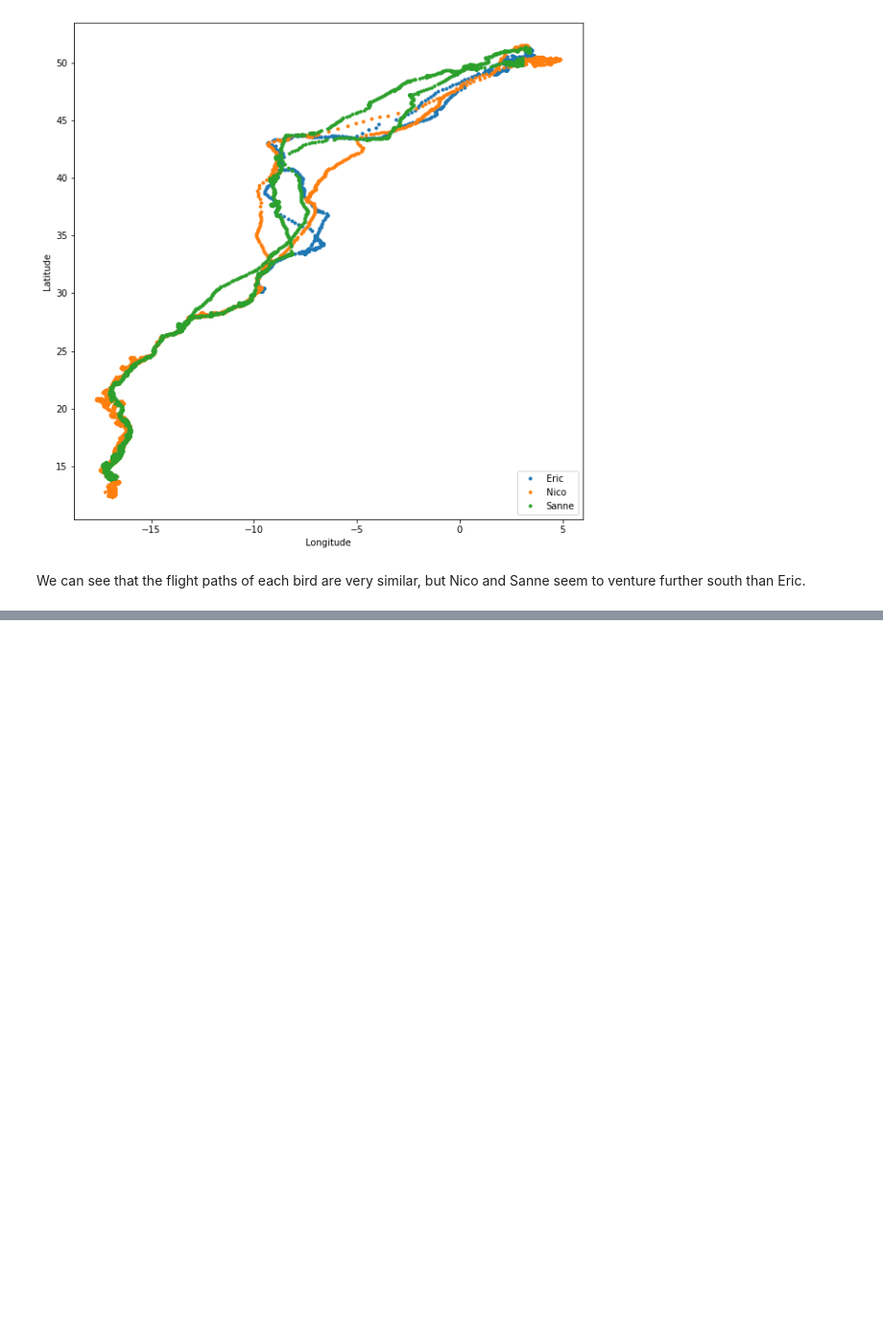
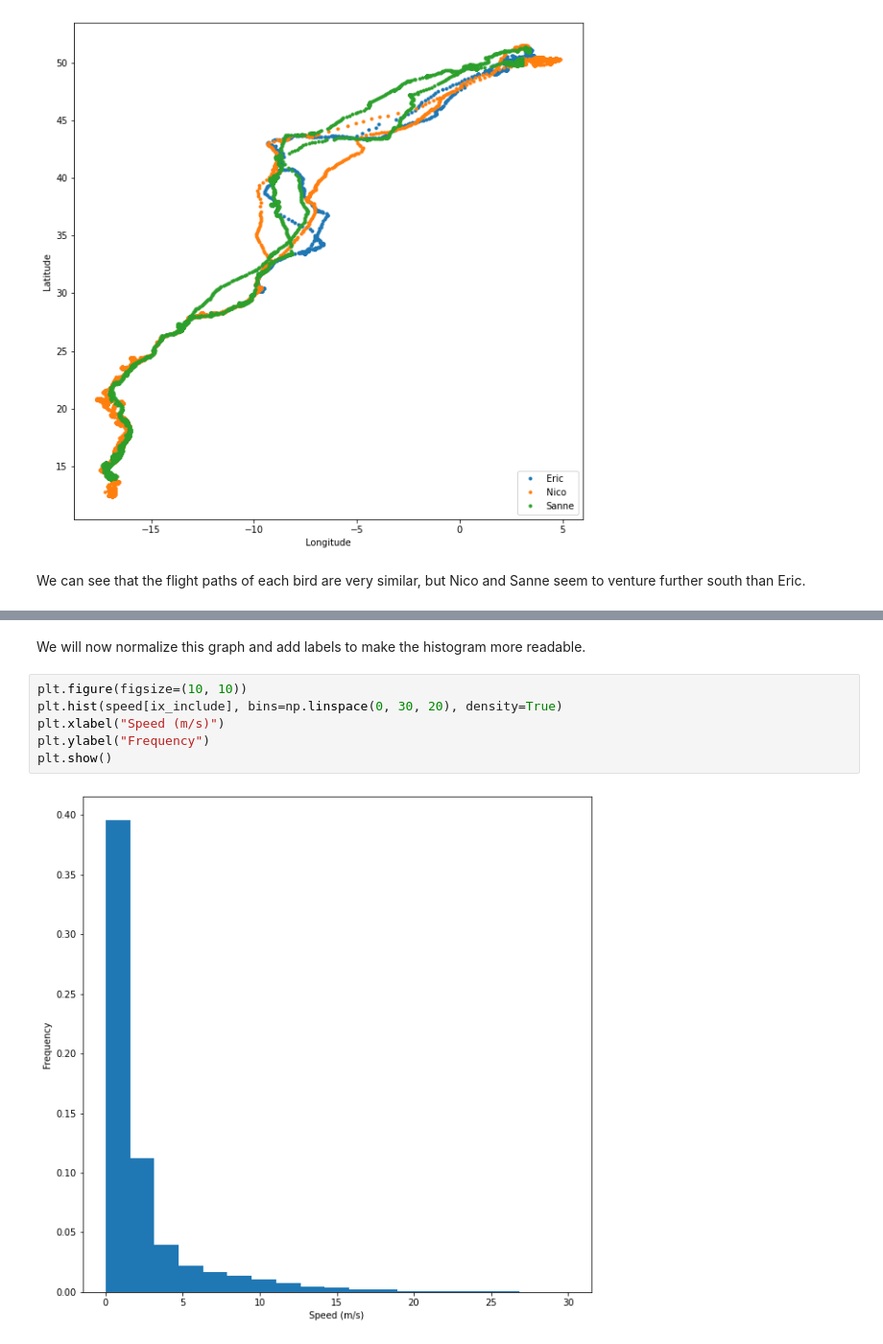
Before and after one commit to akhilkarra/python-lab, a Jupyter notebook: notebooks/PH526x/week4/week4_notes.ipynb, the cells around one changed output, grey strips where cells are left out. Shown at 96% size. Saved outputs shown, nothing was run; the diff lists cells and outputs as text; blank space fills up the shorter version.

```diff
--- a/notebooks/PH526x/week4/week4_notes.ipynb
+++ b/notebooks/PH526x/week4/week4_notes.ipynb
@@ -336,0 +377,10 @@ We can see that the flight paths of each bird are very similar, but Nico and San
+# %% [markdown]
+We will now normalize this graph and add labels to make the histogram more readable.
+# %%
+plt.figure(figsize=(10, 10))
+plt.hist(speed[ix_include], bins=np.linspace(0, 30, 20), density=True)
+plt.xlabel("Speed (m/s)")
+plt.ylabel("Frequency")
+plt.show()
+# %% [output]
+[figure, added]
```
Also changed, not shown: parts of 15 cells of this notebook.
